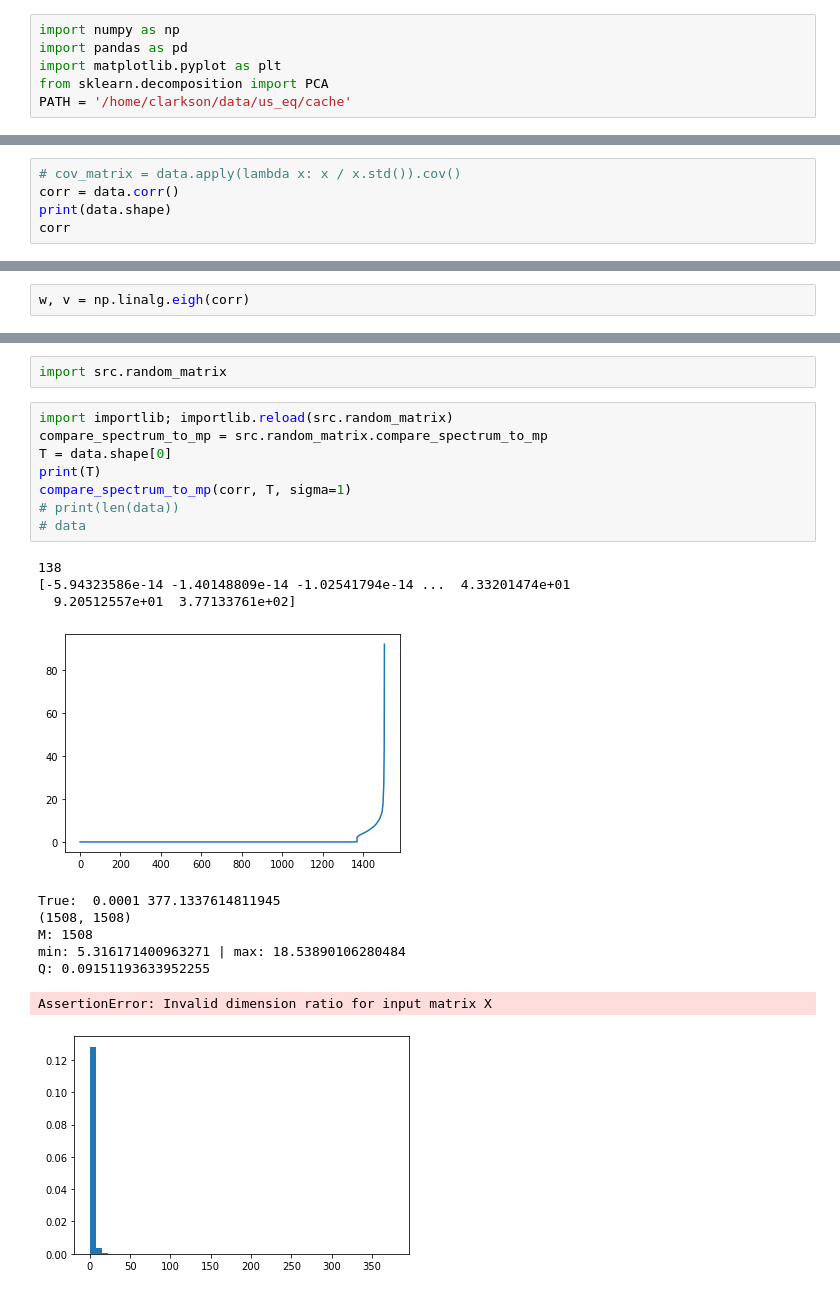
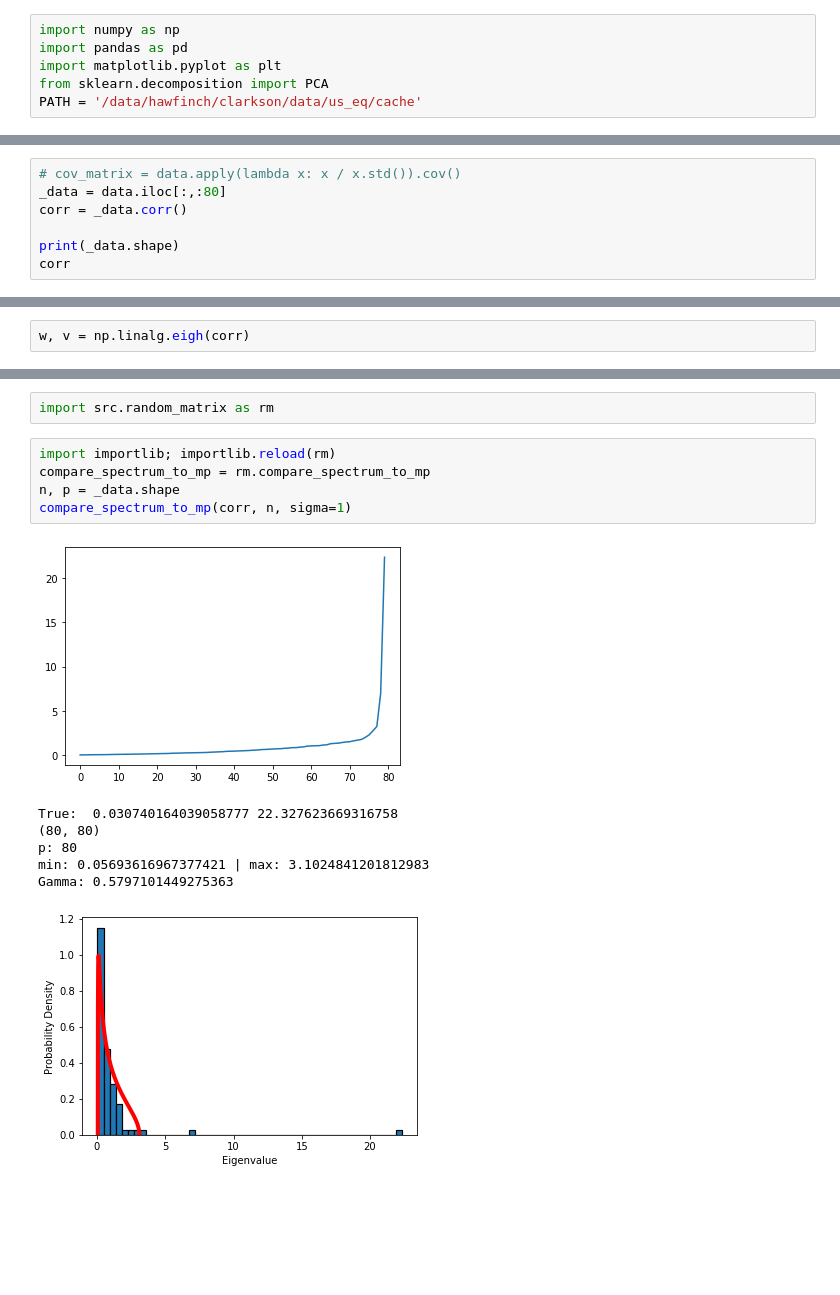
Before and after one commit to jase-clarkson/mini_1, a Jupyter notebook: PCA.ipynb, the cells around one changed output, grey strips where cells are left out. Saved outputs shown, nothing was run; the diff lists cells and outputs as text; blank space fills up the shorter version.

```diff
--- a/PCA.ipynb
+++ b/PCA.ipynb
@@ -3,7 +3,7 @@ import numpy as np
 import pandas as pd
 import matplotlib.pyplot as plt
 from sklearn.decomposition import PCA
-PATH = '/home/clarkson/data/us_eq/cache'
+PATH = '/data/hawfinch/clarkson/data/us_eq/cache'
 # %%
 df = pd.read_pickle('{}/log_returns_cleaned.pkl'.format(PATH))
 # %%
@@ -31,6 +31,8 @@ data
 # %%
 # cov_matrix = data.apply(lambda x: x / x.std()).cov()
-corr = data.corr()
-print(data.shape)
+_data = data.iloc[:,:80]
+corr = _data.corr()
+
+print(_data.shape)
 corr
 # %% [output]
@@ -84,22 +78,15 @@ eig_50.plot.kde()
 # %%
-import src.random_matrix
+import src.random_matrix as rm
 # %%
-import importlib; importlib.reload(src.random_matrix)
-compare_spectrum_to_mp = src.random_matrix.compare_spectrum_to_mp
-T = data.shape[0]
-print(T)
-compare_spectrum_to_mp(corr, T, sigma=1)
-# print(len(data))
-# data
+import importlib; importlib.reload(rm)
+compare_spectrum_to_mp = rm.compare_spectrum_to_mp
+n, p = _data.shape
+compare_spectrum_to_mp(corr, n, sigma=1)
 # %% [output]
+[figure, new version]
-138
-[-5.94323586e-14 -1.40148809e-14 -1.02541794e-14 ...  4.33201474e+01
-  9.20512557e+01  3.77133761e+02]
+True:  0.030740164039058777 22.327623669316758
+(80, 80)
+p: 80
+min: 0.05693616967377421 | max: 3.1024841201812983
+Gamma: 0.5797101449275363
-[figure, old version]
-True:  0.0001 377.1337614811945
-(1508, 1508)
-M: 1508
-min: 5.316171400963271 | max: 18.53890106280484
-Q: 0.09151193633952255
-AssertionError: Invalid dimension ratio for input matrix X
-[figure, old version]
+[figure, new version]
```
Also changed, not shown: parts of 5 cells of this notebook, 6 other files.
